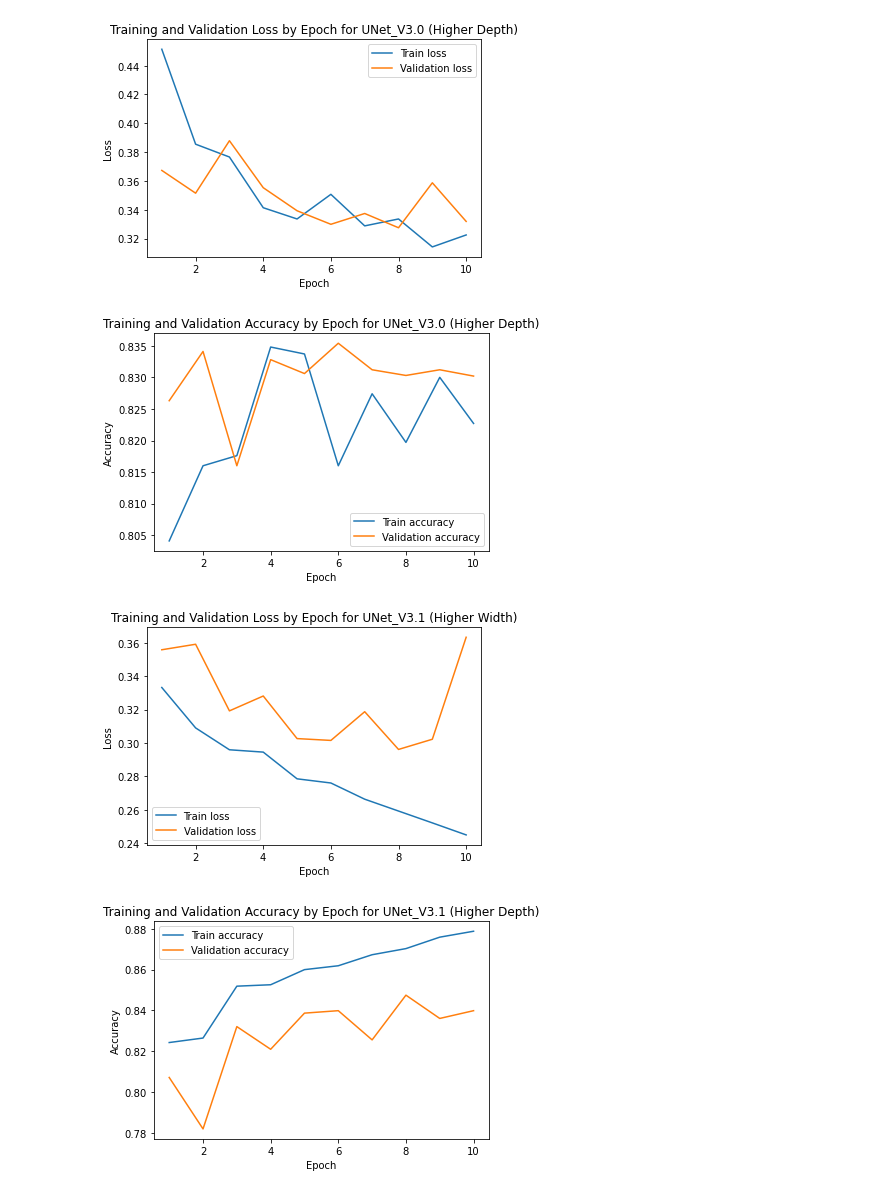
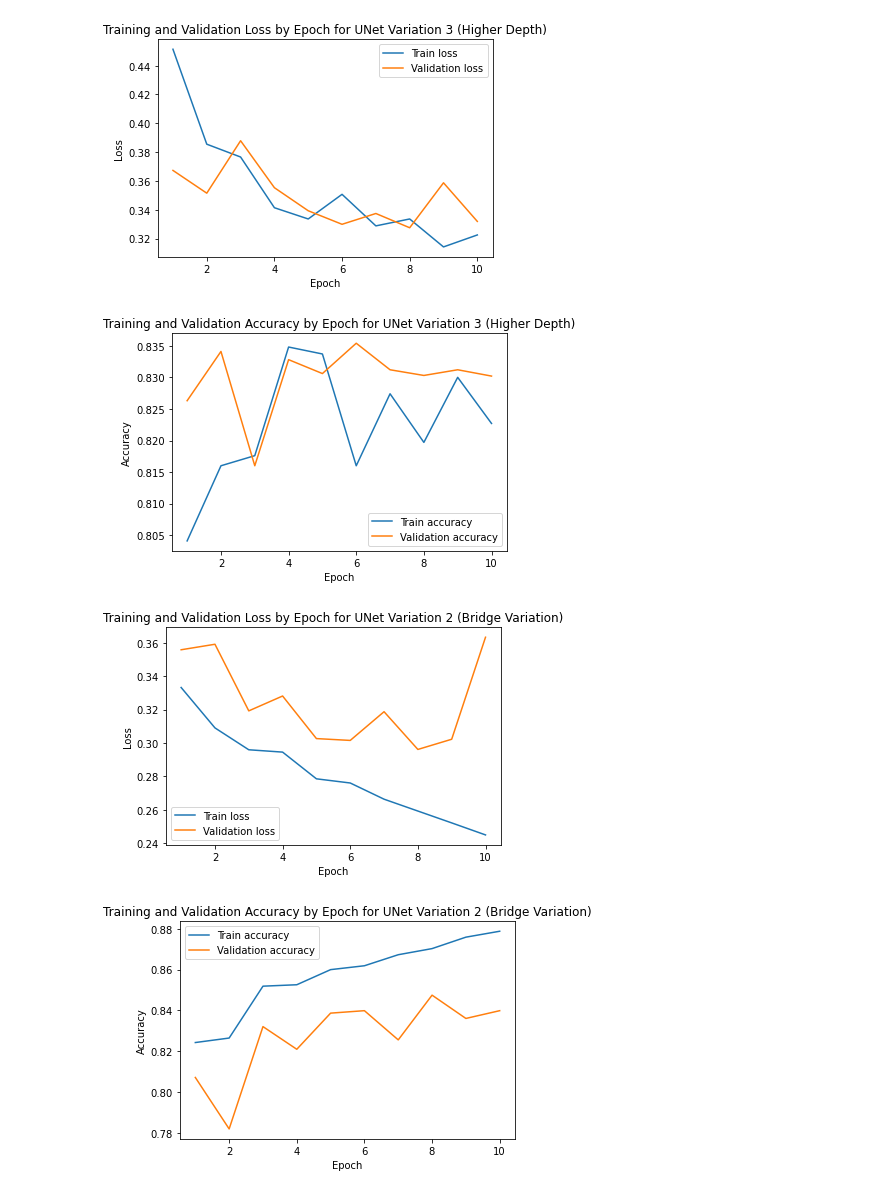
Before and after one commit to COGS118A/Group048-Sp22, a Jupyter notebook: Loss_Accuracy_Plots.ipynb, the cells around one changed output. Drawn from its saved outputs; the diff is of its cells as text; code cells hidden in the pictures.

Commit message:
added plots to final project notebook

```diff
--- a/Loss_Accuracy_Plots.ipynb
+++ b/Loss_Accuracy_Plots.ipynb
@@ -10,21 +10,21 @@ val_acc_unet_higher_depth = [0.8263, 0.8341, 0.8160, 0.8328, 0.8306, 0.8354, 0.8
 # %%
 plt.plot(epoch, train_loss_unet_higher_depth, label = 'Train loss')
 plt.plot(epoch, val_loss_unet_higher_depth, label = 'Validation loss')
 plt.legend()
 plt.xlabel('Epoch')
 plt.ylabel('Loss')
-plt.title('Training and Validation Loss by Epoch for UNet_V3.0 (Higher Depth)')
+plt.title('Training and Validation Loss by Epoch for UNet Variation 3 (Higher Depth)')
 plt.show()
 # %% [output]
-[figure, old version]
+[figure, new version]
 # %%
 plt.plot(epoch, train_acc_unet_higher_depth, label = 'Train accuracy')
 plt.plot(epoch, val_acc_unet_higher_depth, label = 'Validation accuracy')
 plt.legend()
 plt.xlabel('Epoch')
 plt.ylabel('Accuracy')
-plt.title('Training and Validation Accuracy by Epoch for UNet_V3.0 (Higher Depth)')
+plt.title('Training and Validation Accuracy by Epoch for UNet Variation 3 (Higher Depth)')
 plt.show()
 # %% [output]
-[figure, old version]
+[figure, new version]
 # %%
@@ -38,20 +38,20 @@ plt.plot(epoch, val_loss_unet_higher_width, label = 'Validation loss')
 plt.legend()
 plt.xlabel('Epoch')
 plt.ylabel('Loss')
-plt.title('Training and Validation Loss by Epoch for UNet_V3.1 (Higher Width)')
+plt.title('Training and Validation Loss by Epoch for UNet Variation 2 (Bridge Variation)')
 plt.show()
 # %% [output]
-[figure, old version]
+[figure, new version]
 # %%
 plt.plot(epoch, train_acc_unet_higher_width, label = 'Train accuracy')
 plt.plot(epoch, val_acc_unet_higher_width, label = 'Validation accuracy')
 plt.legend()
 plt.xlabel('Epoch')
 plt.ylabel('Accuracy')
-plt.title('Training and Validation Accuracy by Epoch for UNet_V3.1 (Higher Depth)')
+plt.title('Training and Validation Accuracy by Epoch for UNet Variation 2 (Bridge Variation)')
 plt.show()
 # %% [output]
-[figure, old version]
+[figure, new version]
 # %%
 train_loss_unet_smaller_filter = [0.6962, 0.6841, 0.6776, 0.6721, 0.6664, 0.6602, 0.6547, 0.6490, 0.6441, 0.6372]
 val_loss_unet_smaller_filter = [0.6871, 0.6811, 0.6750, 0.6692, 0.6636, 0.6579, 0.6524, 0.6470, 0.6457, 0.6798]
```
Also changed, not shown: parts of 3 cells of this notebook, 11 other files.
